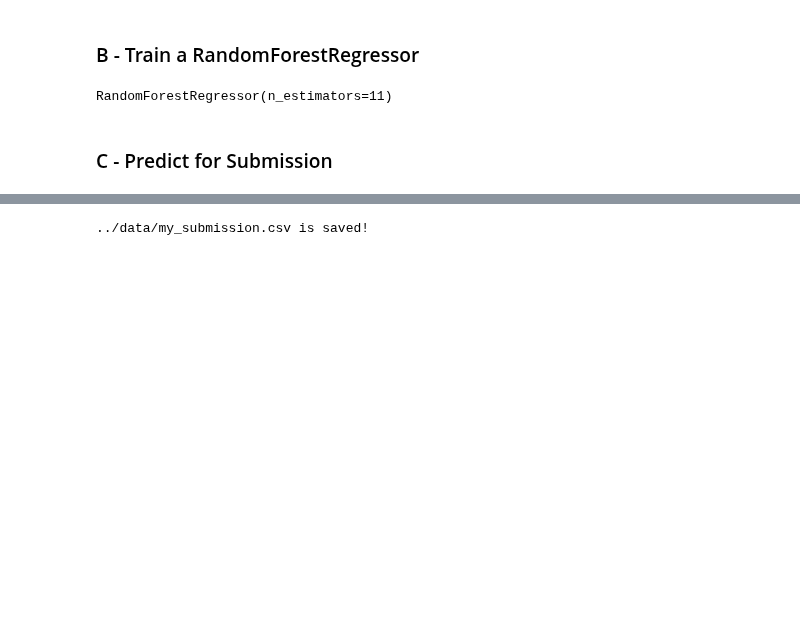
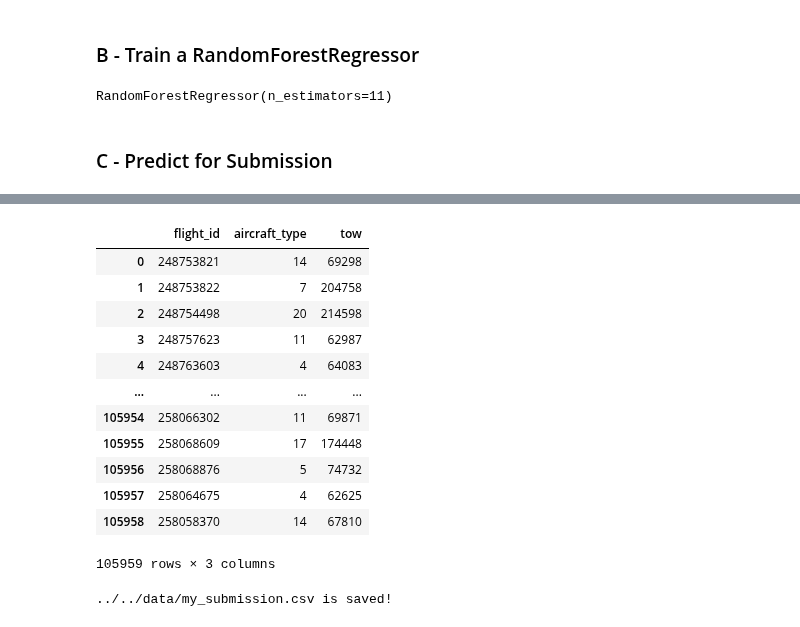
Before and after one commit to MohammedGuniem/PRC-Challenge, a Jupyter notebook: notebooks/Random Forest/Prediction Using Current Best Random Forest Estimator.ipynb, the cells around one changed output, grey strips where cells are left out. Cells and saved outputs as stored; diff of their text form; code cells hidden in the pictures; blank space fills up the shorter version.

```diff
--- a/notebooks/Random Forest/Prediction Using Current Best Random Forest Estimator.ipynb
+++ b/notebooks/Random Forest/Prediction Using Current Best Random Forest Estimator.ipynb
@@ -108,9 +108,36 @@ display(submission_file_content)
 105959 rows × 2 columns
+# %%
+def predict_with_weight_limitation(encoded_submission_features: pd.DataFrame) -> pd.DataFrame | None:
+    predicted_tow = rf.predict(encoded_submission_features)
+
+    predicted_submission_set = encoded_submission_features.copy()
+    predicted_submission_set['flight_id'] = encoded_submission_set['flight_id']
+    predicted_submission_set['aircraft_type'] = encoded_submission_set['aircraft_type']
+    predicted_submission_set['tow'] = predicted_tow.astype("int64")
+
+    submission_file_content = predicted_submission_set[['flight_id', 'aircraft_type', 'tow']]
+    display(submission_file_content)
+
+predict_with_weight_limitation(encoded_submission_features)
+# %% [output]
+|  | flight_id | aircraft_type | tow |
+| 0 | 248753821 | 14 | 69298 |
+| 1 | 248753822 | 7 | 204758 |
+| 2 | 248754498 | 20 | 214598 |
+| 3 | 248757623 | 11 | 62987 |
+| 4 | 248763603 | 4 | 64083 |
+| ... | ... | ... | ... |
+| 105954 | 258066302 | 11 | 69871 |
+| 105955 | 258068609 | 17 | 174448 |
+| 105956 | 258068876 | 5 | 74732 |
+| 105957 | 258064675 | 4 | 62625 |
+| 105958 | 258058370 | 14 | 67810 |
+105959 rows × 3 columns
 # %%
 def save_dataframe(path: str, df: pd.DataFrame) -> None:
     df.to_csv(path, index=False)
     print(f"{path} is saved!")
 
-save_dataframe(path="../data/my_submission.csv", df=submission_file_content)
+save_dataframe(path="../../data/my_submission.csv", df=submission_file_content)
 # %% [output]
-../data/my_submission.csv is saved!
+../../data/my_submission.csv is saved!
```
Also changed, not shown: parts of 3 cells of this notebook, 2 other files.
